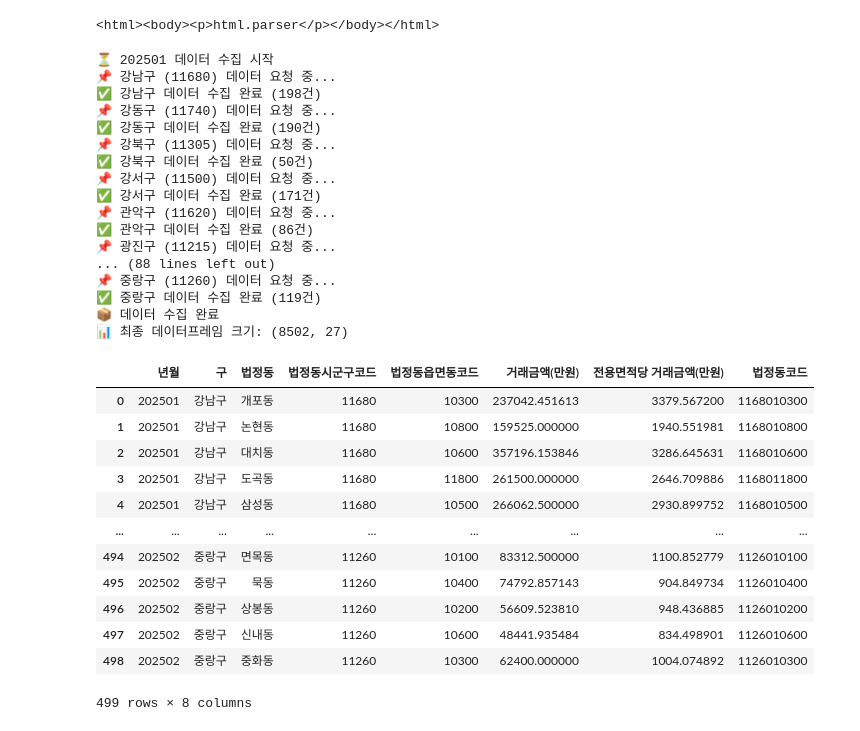
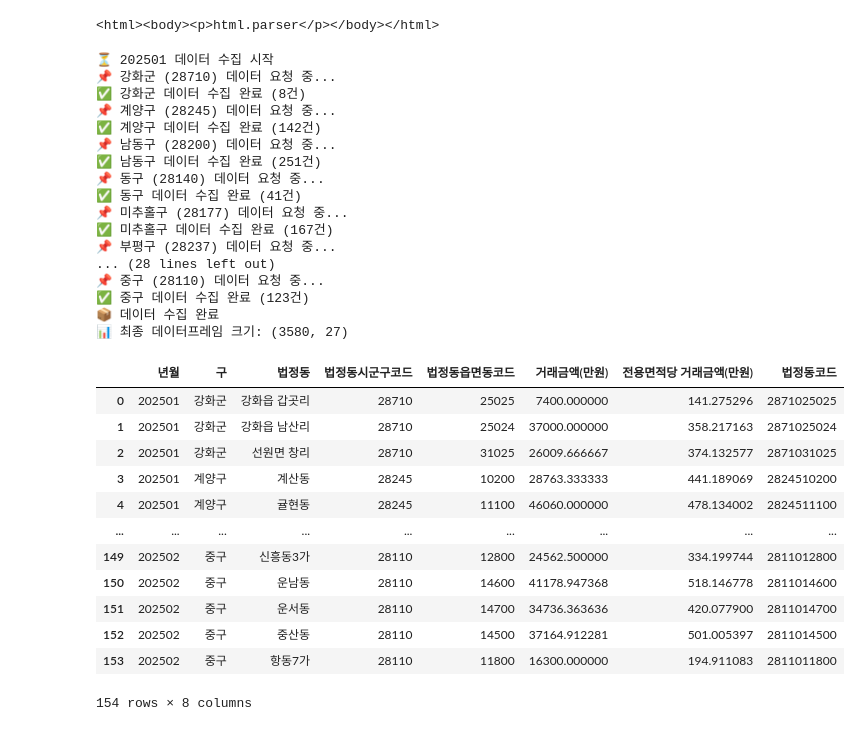
Before and after one commit to choikwangil95/HKToss-MLOps-Proejct, a Jupyter notebook: src/eugene/[광일] 실거래가 데이터.ipynb, the cells around one changed output. Cells and saved outputs as stored; diff of their text form; code cells hidden in the pictures.

```diff
--- a/src/eugene/[광일] 실거래가 데이터.ipynb
+++ b/src/eugene/[광일] 실거래가 데이터.ipynb
@@ -151,7 +151,7 @@ SERVICE_KEY = "YPxXvm/3jO5hggkbdJFWnhh8IC3VdMlkRvZHh1pkG8eZxXw12ymm4OAW10urfUVN+
 
 # 크롤링할 지역 설정
 # regions = ['서울', '경기', '인천']
-regions = ['경기']
+regions = ['인천']
 
 # ✅ 크롤링할 기간 설정
 START_YEAR = 2025
@@ -266,22 +266,22 @@ df_real_estate_data.rename(columns=real_estate_schema, inplace=True)
 print(f"📊 최종 데이터프레임 크기: {df_real_estate_data.shape}")
 # %% [output]
 ⏳ 202501 데이터 수집 시작
-📌 강남구 (11680) 데이터 요청 중...
-✅ 강남구 데이터 수집 완료 (198건)
-📌 강동구 (11740) 데이터 요청 중...
-✅ 강동구 데이터 수집 완료 (190건)
-📌 강북구 (11305) 데이터 요청 중...
-✅ 강북구 데이터 수집 완료 (50건)
-📌 강서구 (11500) 데이터 요청 중...
-✅ 강서구 데이터 수집 완료 (171건)
-📌 관악구 (11620) 데이터 요청 중...
-✅ 관악구 데이터 수집 완료 (86건)
-📌 광진구 (11215) 데이터 요청 중...
-... (88 lines left out)
-📌 중랑구 (11260) 데이터 요청 중...
-✅ 중랑구 데이터 수집 완료 (119건)
+📌 강화군 (28710) 데이터 요청 중...
+✅ 강화군 데이터 수집 완료 (8건)
+📌 계양구 (28245) 데이터 요청 중...
+✅ 계양구 데이터 수집 완료 (142건)
+📌 남동구 (28200) 데이터 요청 중...
+✅ 남동구 데이터 수집 완료 (251건)
+📌 동구 (28140) 데이터 요청 중...
+✅ 동구 데이터 수집 완료 (41건)
+📌 미추홀구 (28177) 데이터 요청 중...
+✅ 미추홀구 데이터 수집 완료 (167건)
+📌 부평구 (28237) 데이터 요청 중...
+... (28 lines left out)
+📌 중구 (28110) 데이터 요청 중...
+✅ 중구 데이터 수집 완료 (123건)
 📦 데이터 수집 완료
-📊 최종 데이터프레임 크기: (8502, 27)
+📊 최종 데이터프레임 크기: (3580, 27)
 # %%
 # 변환 후 저장
 
@@ -313,17 +313,17 @@ df_test.to_csv('서울_2025_월별_법정동별_실거래가_평균.csv', index=
 # %%
-df_test = pd.read_csv('서울_2025_월별_법정동별_실거래가_평균.csv', encoding='cp949')
+df_test = pd.read_csv('인천_2025_월별_법정동별_실거래가_평균.csv', encoding='cp949')
 df_test
 # %% [output]
 |  | 년월 | 구 | 법정동 | 법정동시군구코드 | 법정동읍면동코드 | 거래금액(만원) | 전용면적당 거래금액(만원) | 법정동코드 |
-| 0 | 202501 | 강남구 | 개포동 | 11680 | 10300 | 237042.451613 | 3379.567200 | 1168010300 |
-| 1 | 202501 | 강남구 | 논현동 | 11680 | 10800 | 159525.000000 | 1940.551981 | 1168010800 |
-| 2 | 202501 | 강남구 | 대치동 | 11680 | 10600 | 357196.153846 | 3286.645631 | 1168010600 |
-| 3 | 202501 | 강남구 | 도곡동 | 11680 | 11800 | 261500.000000 | 2646.709886 | 1168011800 |
-| 4 | 202501 | 강남구 | 삼성동 | 11680 | 10500 | 266062.500000 | 2930.899752 | 1168010500 |
+| 0 | 202501 | 강화군 | 강화읍 갑곳리 | 28710 | 25025 | 7400.000000 | 141.275296 | 2871025025 |
+| 1 | 202501 | 강화군 | 강화읍 남산리 | 28710 | 25024 | 37000.000000 | 358.217163 | 2871025024 |
+| 2 | 202501 | 강화군 | 선원면 창리 | 28710 | 31025 | 26009.666667 | 374.132577 | 2871031025 |
+| 3 | 202501 | 계양구 | 계산동 | 28245 | 10200 | 28763.333333 | 441.189069 | 2824510200 |
+| 4 | 202501 | 계양구 | 귤현동 | 28245 | 11100 | 46060.000000 | 478.134002 | 2824511100 |
 | ... | ... | ... | ... | ... | ... | ... | ... | ... |
-| 494 | 202502 | 중랑구 | 면목동 | 11260 | 10100 | 83312.500000 | 1100.852779 | 1126010100 |
-| 495 | 202502 | 중랑구 | 묵동 | 11260 | 10400 | 74792.857143 | 904.849734 | 1126010400 |
-| 496 | 202502 | 중랑구 | 상봉동 | 11260 | 10200 | 56609.523810 | 948.436885 | 1126010200 |
-| 497 | 202502 | 중랑구 | 신내동 | 11260 | 10600 | 48441.935484 | 834.498901 | 1126010600 |
-| 498 | 202502 | 중랑구 | 중화동 | 11260 | 10300 | 62400.000000 | 1004.074892 | 1126010300 |
+| 149 | 202502 | 중구 | 신흥동3가 | 28110 | 12800 | 24562.500000 | 334.199744 | 2811012800 |
+| 150 | 202502 | 중구 | 운남동 | 28110 | 14600 | 41178.947368 | 518.146778 | 2811014600 |
+| 151 | 202502 | 중구 | 운서동 | 28110 | 14700 | 34736.363636 | 420.077900 | 2811014700 |
+| 152 | 202502 | 중구 | 중산동 | 28110 | 14500 | 37164.912281 | 501.005397 | 2811014500 |
+| 153 | 202502 | 중구 | 항동7가 | 28110 | 11800 | 16300.000000 | 194.911083 | 2811011800 |
-499 rows × 8 columns
+154 rows × 8 columns
```
Also changed, not shown: parts of 1 cell of this notebook, 44 other files.
